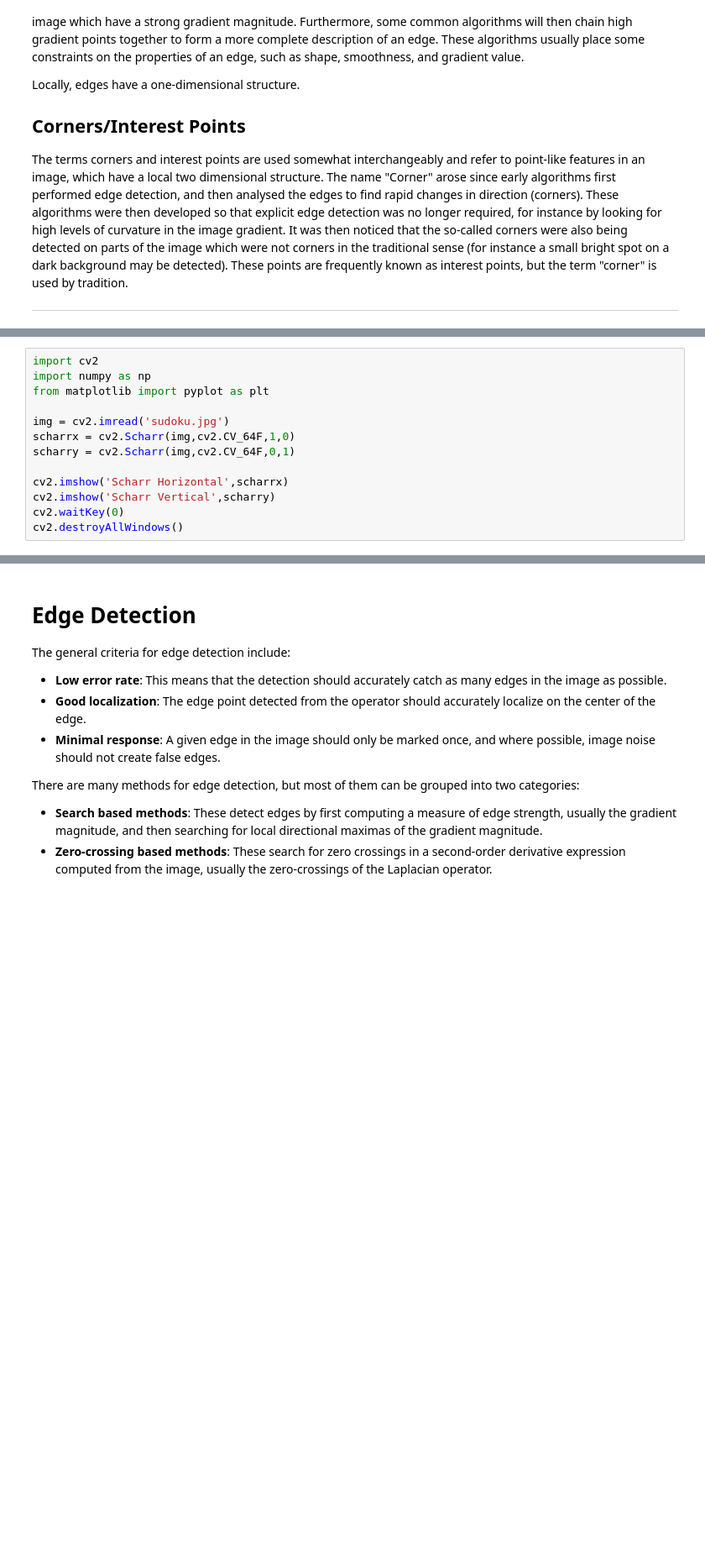
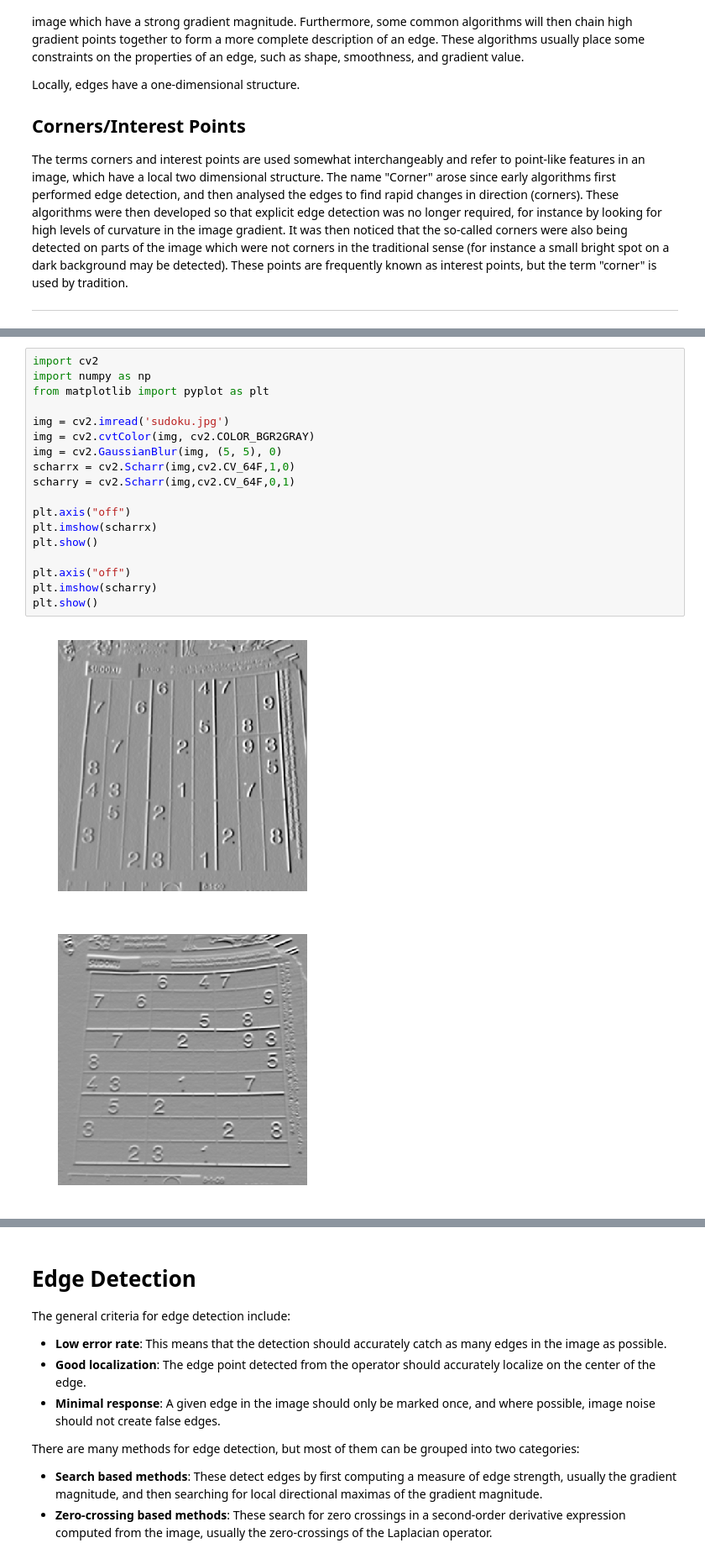
Before and after one commit to iitmcvg/Content, a Jupyter notebook: Sessions/Summer_School_2018/Session_3/CVIG_Summer_School_2018_Notes_Session_3.ipynb, the cells around one changed output, grey strips where cells are left out. Shown at 84% size. Cells and saved outputs as stored; diff of their text form; blank space fills up the shorter version.

```diff
--- a/Sessions/Summer_School_2018/Session_3/CVIG_Summer_School_2018_Notes_Session_3.ipynb
+++ b/Sessions/Summer_School_2018/Session_3/CVIG_Summer_School_2018_Notes_Session_3.ipynb
@@ -187,16 +195,24 @@ output image depth; the following combinations of ddepth are supported:
 # %%
 import cv2
 import numpy as np
 from matplotlib import pyplot as plt
 
 img = cv2.imread('sudoku.jpg')
+img = cv2.cvtColor(img, cv2.COLOR_BGR2GRAY)
+img = cv2.GaussianBlur(img, (5, 5), 0)
 scharrx = cv2.Scharr(img,cv2.CV_64F,1,0)
 scharry = cv2.Scharr(img,cv2.CV_64F,0,1)
 
-cv2.imshow('Scharr Horizontal',scharrx)
-cv2.imshow('Scharr Vertical',scharry)
-cv2.waitKey(0)
-cv2.destroyAllWindows()
+plt.axis("off")
+plt.imshow(scharrx)
+plt.show()
+
+plt.axis("off")
+plt.imshow(scharry)
+plt.show()
+# %% [output]
+[figure, added]
+[figure, added]
 # %% [markdown]
 # Laplacian
 
```
Also changed, not shown: parts of 16 cells of this notebook, 2 other files.
